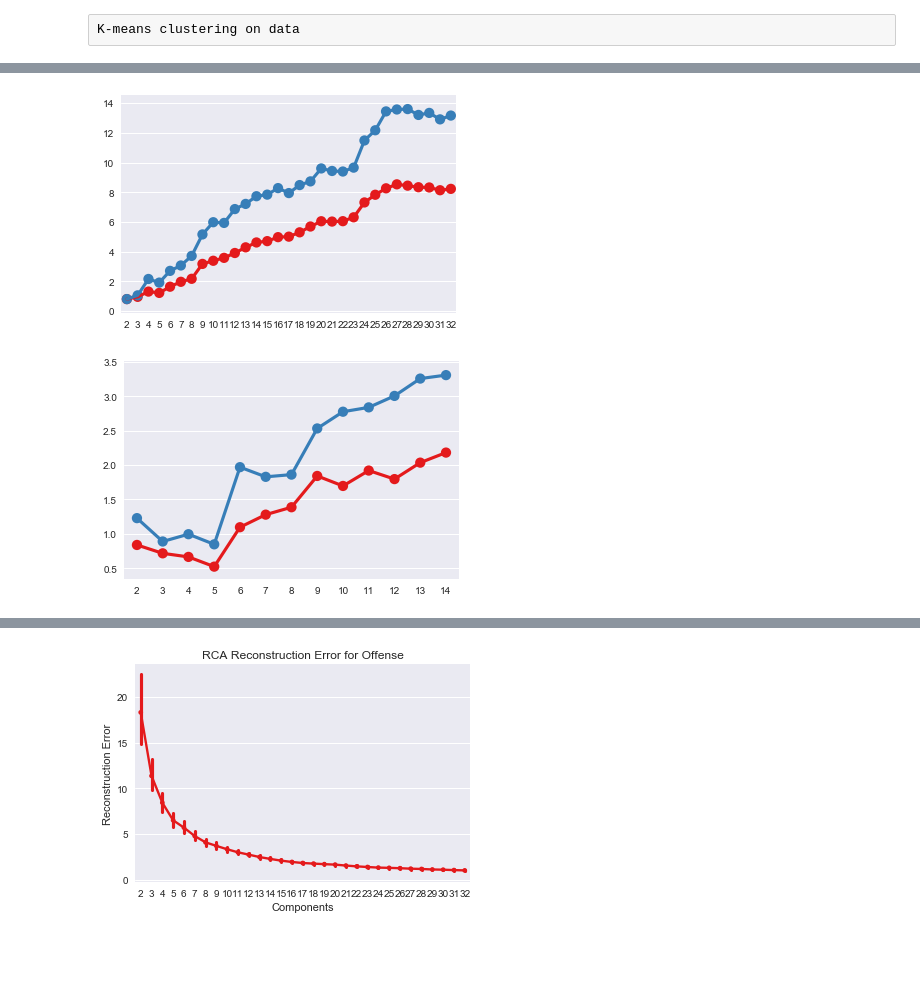
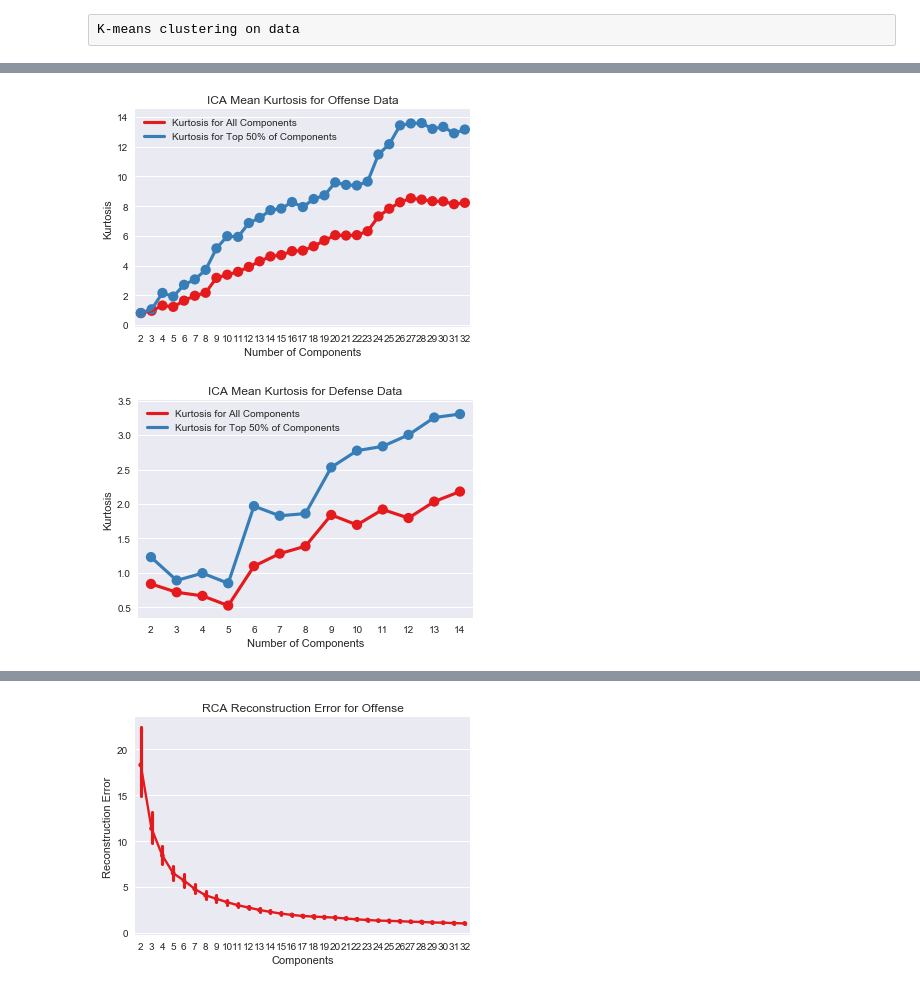
Before and after one commit to JohnLithio/NBACluster, a Jupyter notebook: Clustering.ipynb, the cells around one changed output, grey strips where cells are left out. Cells and saved outputs as stored; diff of their text form; code cells hidden in the pictures; blank space fills up the shorter version.

```diff
--- a/Clustering.ipynb
+++ b/Clustering.ipynb
@@ -216,7 +208,7 @@ dfpcad = transformDF(Xd_norm, 'PCA')
 # %%
 from sklearn.decomposition import FastICA as ICA
 
-def elbowICA(X):
+def elbowICA(X, title):
     elbow_all = {}
     elbow_top = {}
     n = len(X[0])
@@ -232,10 +224,16 @@ def elbowICA(X):
                   color=colors[0], ax=ax)
     sns.pointplot(x=list(elbow_top.keys()), y=list(elbow_top.values()),
                   color=colors[1], ax=ax)
+    ax.legend(
+            handles=ax.lines[::len(elbow_all.keys())+1],
+                  labels=["Kurtosis for All Components", "Kurtosis for Top 50% of Components"])
+    ax.set_title(title)
+    ax.set_xlabel("Number of Components")
+    ax.set_ylabel("Kurtosis")
-# %%
-elbowICA(Xo_norm)
-elbowICA(Xd_norm)
-# %% [output]
-[figure, removed]
-[figure, removed]
+# %%
+elbowICA(Xo_norm, 'ICA Mean Kurtosis for Offense Data')
+elbowICA(Xd_norm, 'ICA Mean Kurtosis for Defense Data')
+# %% [output]
+[figure, added]
+[figure, added]
 # %%
```
Also changed, not shown: parts of 26 cells of this notebook.
